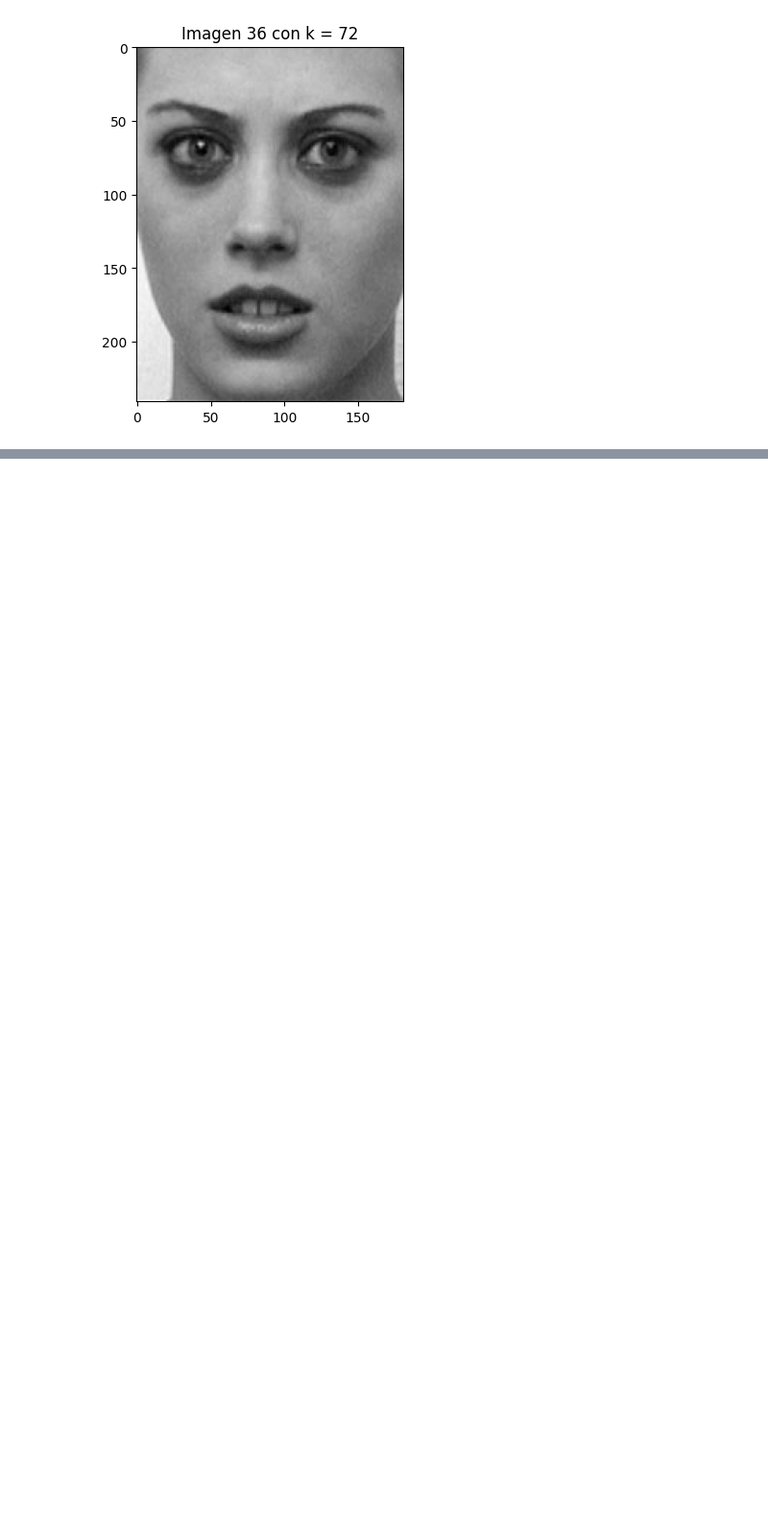
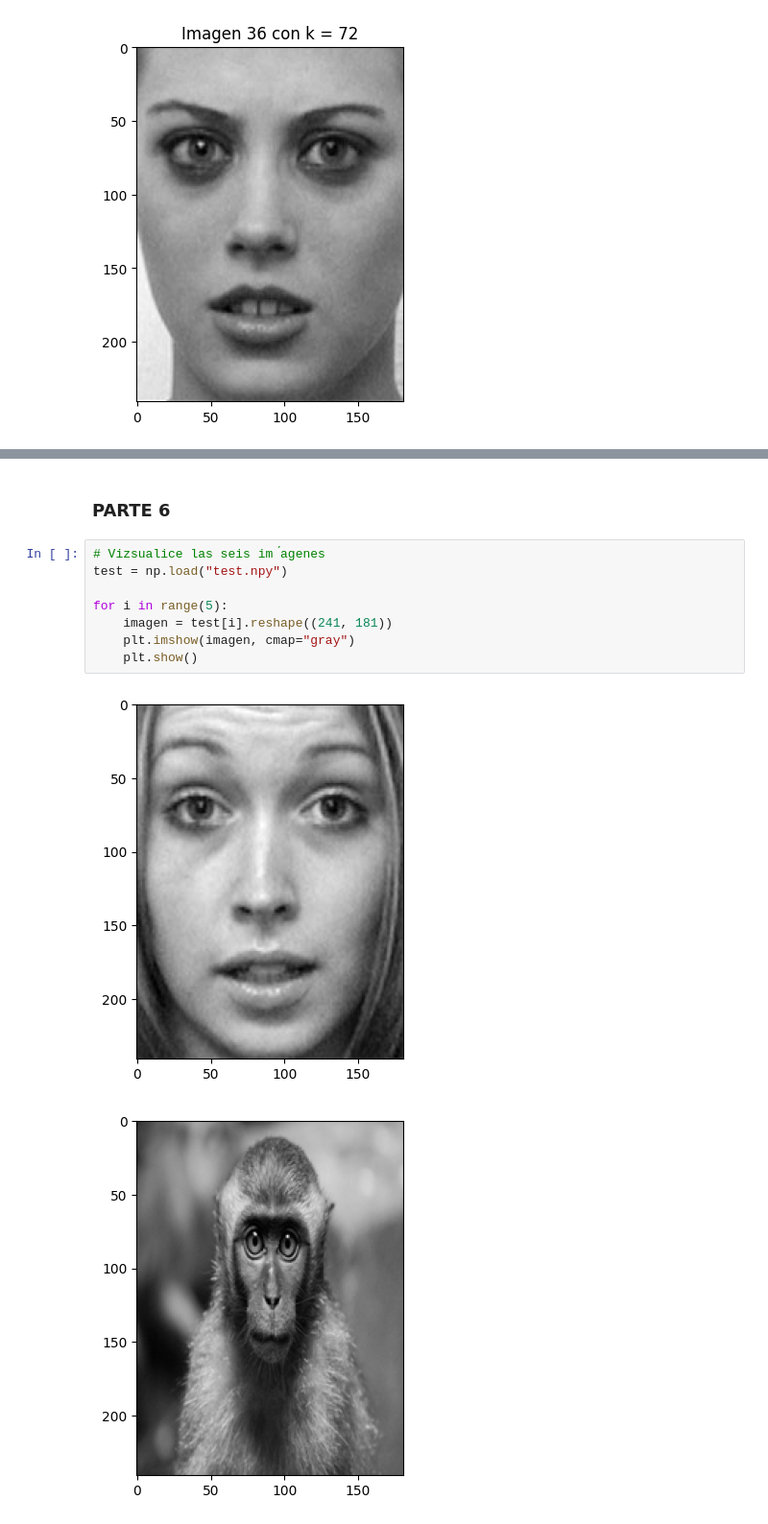
Before and after one commit to siwikiwi/proyecto_alg, a Jupyter notebook: Proyecto_svd.ipynb, the cells around one changed output, grey strips where cells are left out. Shown at 96% size. Drawn from its saved outputs; the diff is of its cells as text; blank space fills up the shorter version.

Commit message:
parte vanana

```diff
--- a/Proyecto_svd.ipynb
+++ b/Proyecto_svd.ipynb
@@ -76,0 +109,13 @@ for i in aproximaciones.keys(): ##recorre las claves A_1,....A_72 que almacena c
+# %% [markdown]
+### PARTE 6
+# %%
+# Vizsualice las seis im ́agenes
+test = np.load("test.npy")
+
+for i in range(5):
+    imagen = test[i].reshape((241, 181))
+    plt.imshow(imagen, cmap="gray")
+    plt.show()
+# %% [output]
+[figure, added]
+[figure, added]
```
Also changed, not shown: parts of 3 cells of this notebook.
